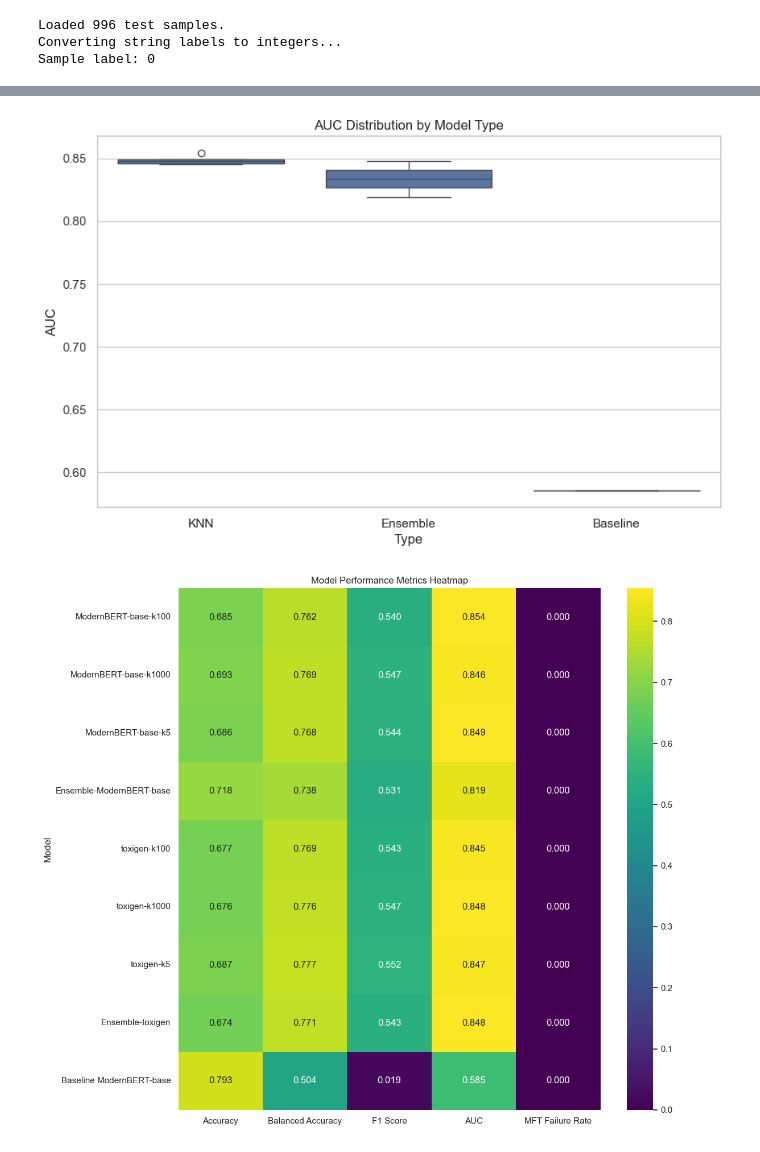
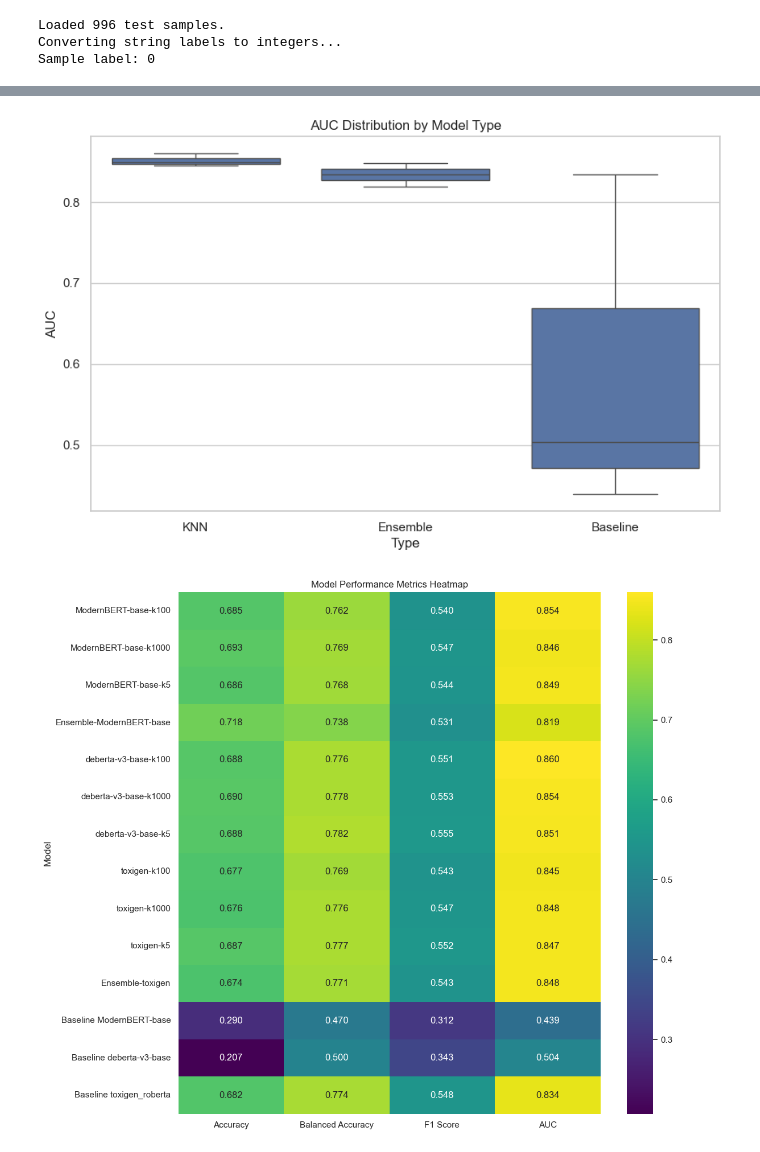
Before and after one commit to alex-dias/modernbert-hs, a Jupyter notebook: performance_test.ipynb, the cells around one changed output, grey strips where cells are left out. Drawn from its saved outputs; the diff is of its cells as text; code cells hidden in the pictures.

Commit message:
feat: Add DeBERTa-v3-base KNN models to the performance evaluation notebook.

```diff
--- a/performance_test.ipynb
+++ b/performance_test.ipynb
@@ -166,8 +166,7 @@ for folder in os.listdir(base_dir):
 
 # 3. Baseline (ModernBERT-base)
 for folder in os.listdir(base_dir):
-    parent = folder.split("_")[0]
-    model = folder.split("_")[1]
+    parent, model = folder.split("_", 1)
     model_path = parent + "/" + model
 
     models_to_eval.append({
@@ -368,11 +376,20 @@ if path_results == '':
     results_file = results_files[0]
     df_results = pd.read_csv(results_file)
 
-# Plot 1: F1 Score Comparison
+# Plot 1: AUCROC Score Comparison
 plt.figure(figsize=(14, 8))
-sns.barplot(data=df_results, x='Model', y='F1 Score', hue='Type', dodge=False)
+sns.barplot(data=df_results, x='Model', y='AUC', hue='Type', dodge=False)
 plt.xticks(rotation=45, ha='right')
-plt.title("Model F1 Score Comparison")
+plt.title("Model AUC Comparison")
+
+# Move legend outside the plot (right side)
+plt.legend(
+    title="Type",
+    bbox_to_anchor=(1.05, 1),   # position legend outside
+    loc='upper left',
+    borderaxespad=0
+)
+
 plt.tight_layout()
 plt.show()
 
@@ -384,7 +401,7 @@ plt.show()
 
 # Plot 3: Metrics Heatmap
 plt.figure(figsize=(12, 10))
-heatmap_data = df_results.set_index('Model')[['Accuracy', 'Balanced Accuracy', 'F1 Score', 'AUC', 'MFT Failure Rate']]
+heatmap_data = df_results.set_index('Model')[['Accuracy', 'Balanced Accuracy', 'F1 Score', 'AUC']]
 sns.heatmap(heatmap_data, annot=True, cmap='viridis', fmt='.3f')
 plt.title("Model Performance Metrics Heatmap")
 plt.tight_layout()
@@ -394,2 +411,2 @@ plt.show()
-[figure, old version]
+[figure, new version]
-[figure, old version]
+[figure, new version]
```
Also changed, not shown: parts of 4 cells of this notebook, 1 other file.
